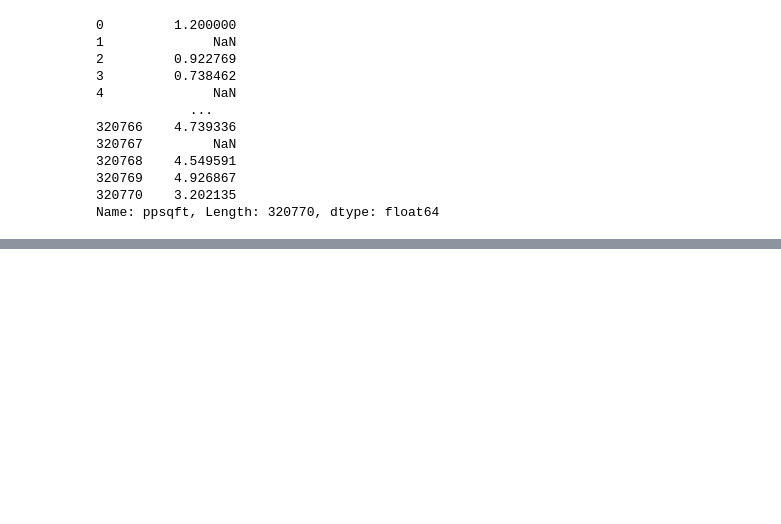
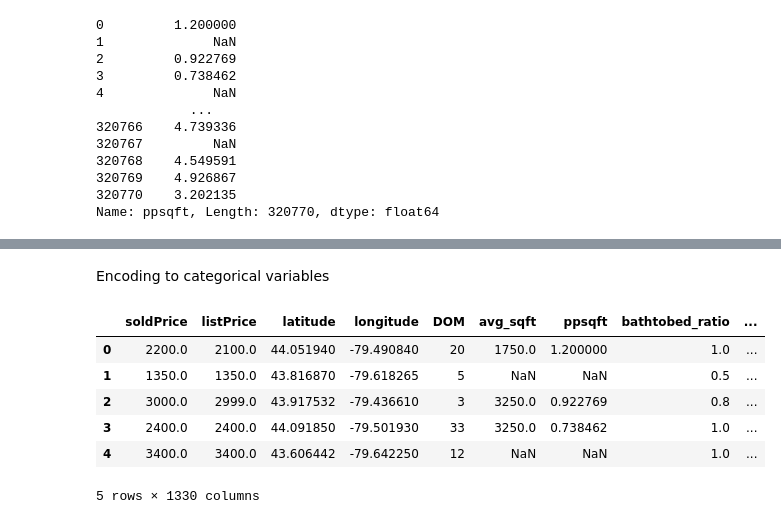
Before and after one commit to julian-fong/real-estate-predictor, a Jupyter notebook: feature_engineering.ipynb, the cells around one changed output, grey strips where cells are left out. Cells and saved outputs as stored; diff of their text form; code cells hidden in the pictures; blank space fills up the shorter version.

```diff
--- a/feature_engineering.ipynb
+++ b/feature_engineering.ipynb
@@ -276,4 +276,18 @@ lease_df_agg.head()
 | 2 | 3000.0 | ResidentialProperty | 2999.0 | York | Richmond Hill | Richmond Hill | Jefferson | 4 | 5 | ... |
 | 3 | 2400.0 | ResidentialProperty | 2400.0 | York | East Gwillimbury | East Gwillimbury | Holland Landing | 4 | 4 | ... |
 | 4 | 3400.0 | ResidentialProperty | 3400.0 | Peel | Mississauga | Mississauga | Hurontario | 4 | 4 | ... |
+# %% [markdown]
+Encoding to categorical variables
+# %%
+lease_df_agg_cats = pd.get_dummies(lease_df_agg)
+# %%
+lease_df_agg_cats.head()
+# %% [output]
+|  | soldPrice | listPrice | latitude | longitude | DOM | avg_sqft | ppsqft | bathtobed_ratio | ... |
+| 0 | 2200.0 | 2100.0 | 44.051940 | -79.490840 | 20 | 1750.0 | 1.200000 | 1.0 | ... |
+| 1 | 1350.0 | 1350.0 | 43.816870 | -79.618265 | 5 | NaN | NaN | 0.5 | ... |
+| 2 | 3000.0 | 2999.0 | 43.917532 | -79.436610 | 3 | 3250.0 | 0.922769 | 0.8 | ... |
+| 3 | 2400.0 | 2400.0 | 44.091850 | -79.501930 | 33 | 3250.0 | 0.738462 | 1.0 | ... |
+| 4 | 3400.0 | 3400.0 | 43.606442 | -79.642250 | 12 | NaN | NaN | 1.0 | ... |
+5 rows × 1330 columns
 # %%
```
Also changed, not shown: parts of 1 cell of this notebook, 1 other file.
